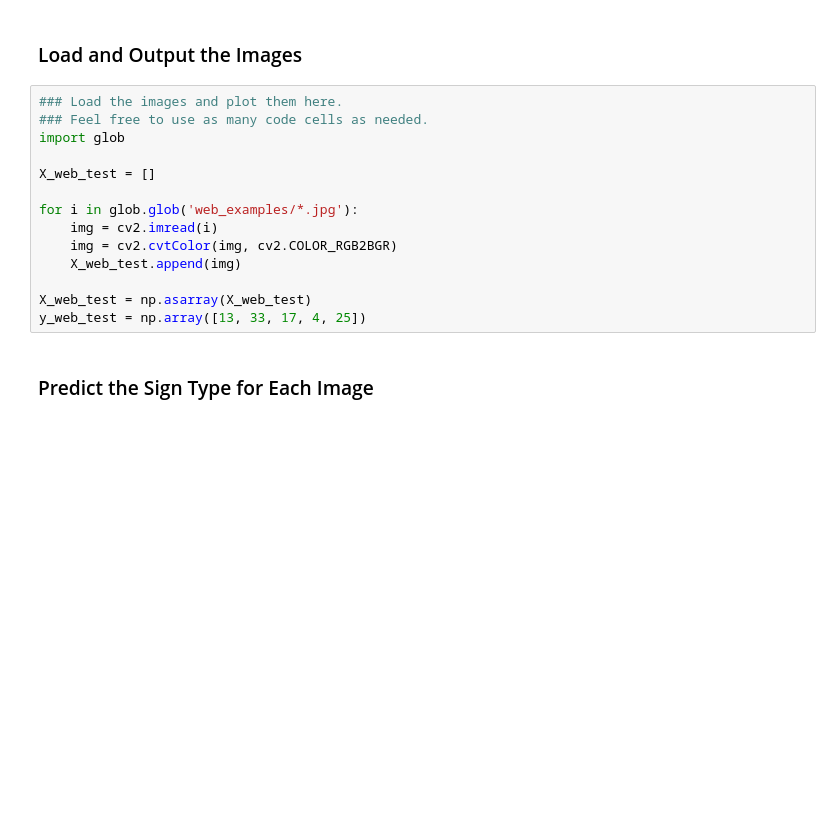
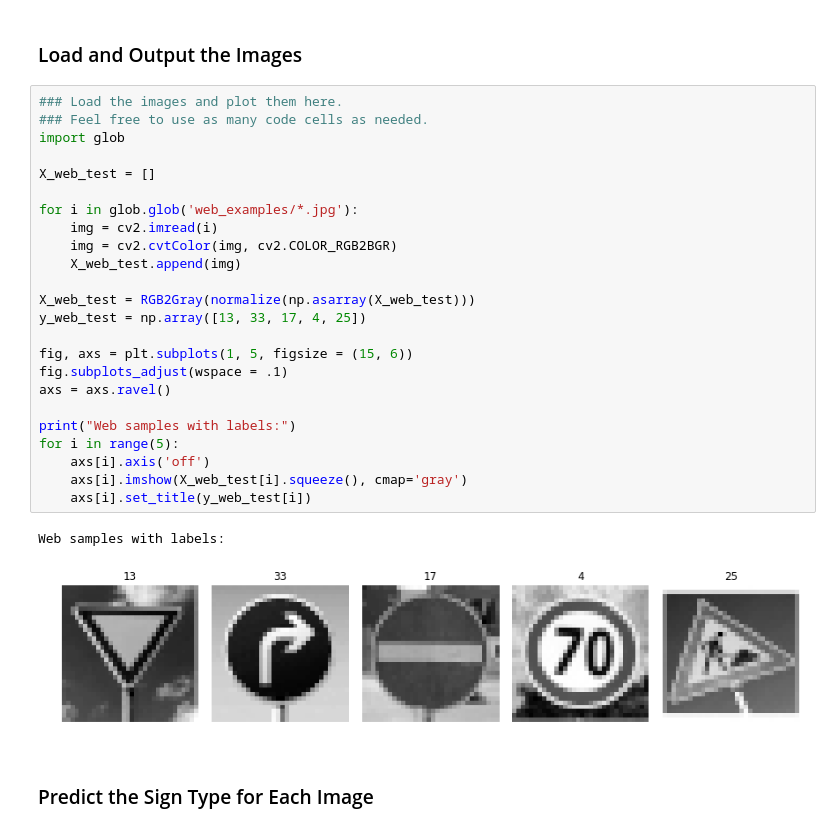
Before and after one commit to PedroHRPBS/CarND-Traffic-Sign-Classifier-Project, a Jupyter notebook: Traffic_Sign_Classifier.ipynb, the cells around one changed output. Drawn from its saved outputs; the diff is of its cells as text; blank space fills up the shorter version.

```diff
--- a/Traffic_Sign_Classifier.ipynb
+++ b/Traffic_Sign_Classifier.ipynb
@@ -760,17 +760,30 @@ You may find `signnames.csv` useful as it contains mappings from the class id (i
 # %%
 ### Load the images and plot them here.
 ### Feel free to use as many code cells as needed.
 import glob
 
 X_web_test = []
 
 for i in glob.glob('web_examples/*.jpg'):
     img = cv2.imread(i)
     img = cv2.cvtColor(img, cv2.COLOR_RGB2BGR)
     X_web_test.append(img)
 
-X_web_test = np.asarray(X_web_test)
+X_web_test = RGB2Gray(normalize(np.asarray(X_web_test)))
 y_web_test = np.array([13, 33, 17, 4, 25])
+
+fig, axs = plt.subplots(1, 5, figsize = (15, 6))
+fig.subplots_adjust(wspace = .1)
+axs = axs.ravel()
+
+print("Web samples with labels:")
+for i in range(5):
+    axs[i].axis('off')
+    axs[i].imshow(X_web_test[i].squeeze(), cmap='gray')
+    axs[i].set_title(y_web_test[i])
+# %% [output]
+Web samples with labels:
+[figure, added]
 # %% [markdown]
 ### Predict the Sign Type for Each Image
 # %%
```
Also changed, not shown: parts of 4 cells of this notebook.
